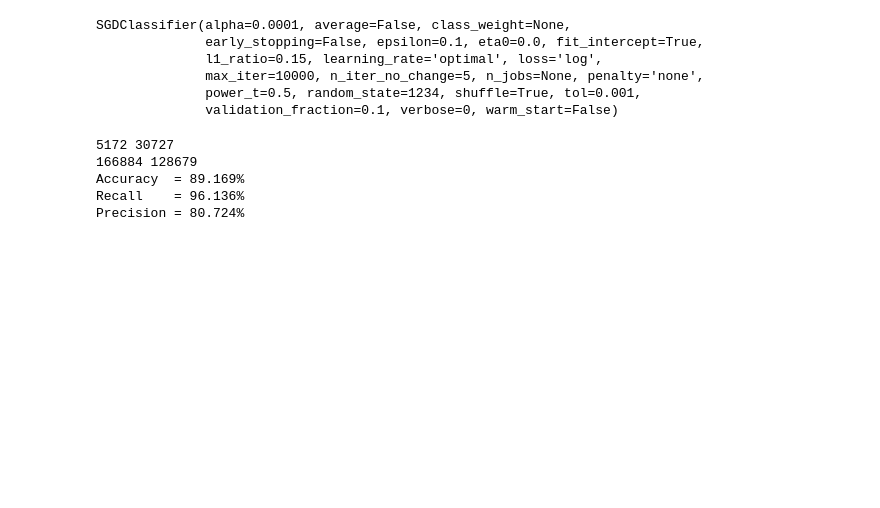
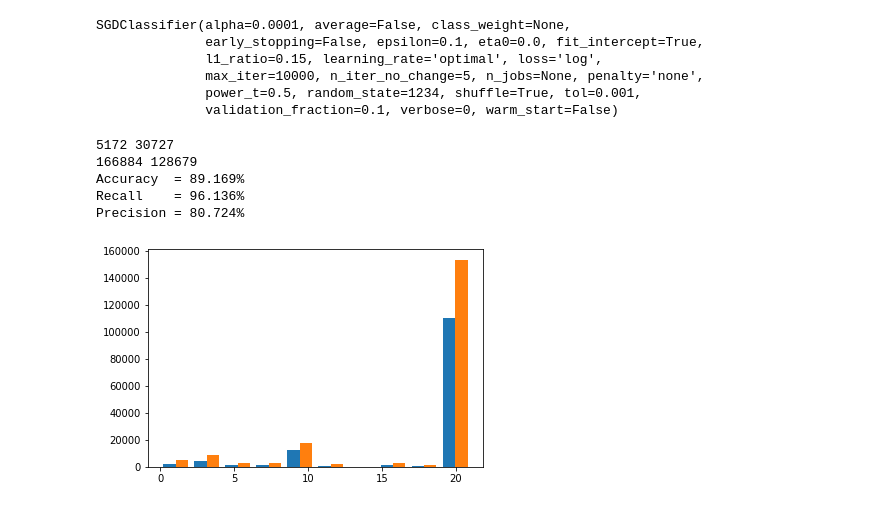
Before and after one commit to CentralEden/mlStudy, a Jupyter notebook: KickstarterProjects/kickstarter.ipynb, the cells around one changed output. Drawn from its saved outputs; the diff is of its cells as text; code cells hidden in the pictures; blank space fills up the shorter version.

```diff
--- a/KickstarterProjects/kickstarter.ipynb
+++ b/KickstarterProjects/kickstarter.ipynb
@@ -243,3 +243,13 @@ print('Precision = {:.3f}%'.format(100 * (tp)/(fp+tp)))
 Accuracy  = 89.169%
 Recall    = 96.136%
 Precision = 80.724%
+# %%
+#成功と、失敗でデータを分ける。
+df_f18_S = df_f18_SorF[df_f18_SorF['state']==1]
+df_f18_F = df_f18_SorF[df_f18_SorF['state']==0]
+
+#それぞれを'country'についてヒストグラムを書いてみる
+plt.hist([df_f18_S["country"], df_f18_F["country"]], stacked=False)
+plt.show()
+# %% [output]
+[figure, added]
```
Also changed, not shown: parts of 8 cells of this notebook.
